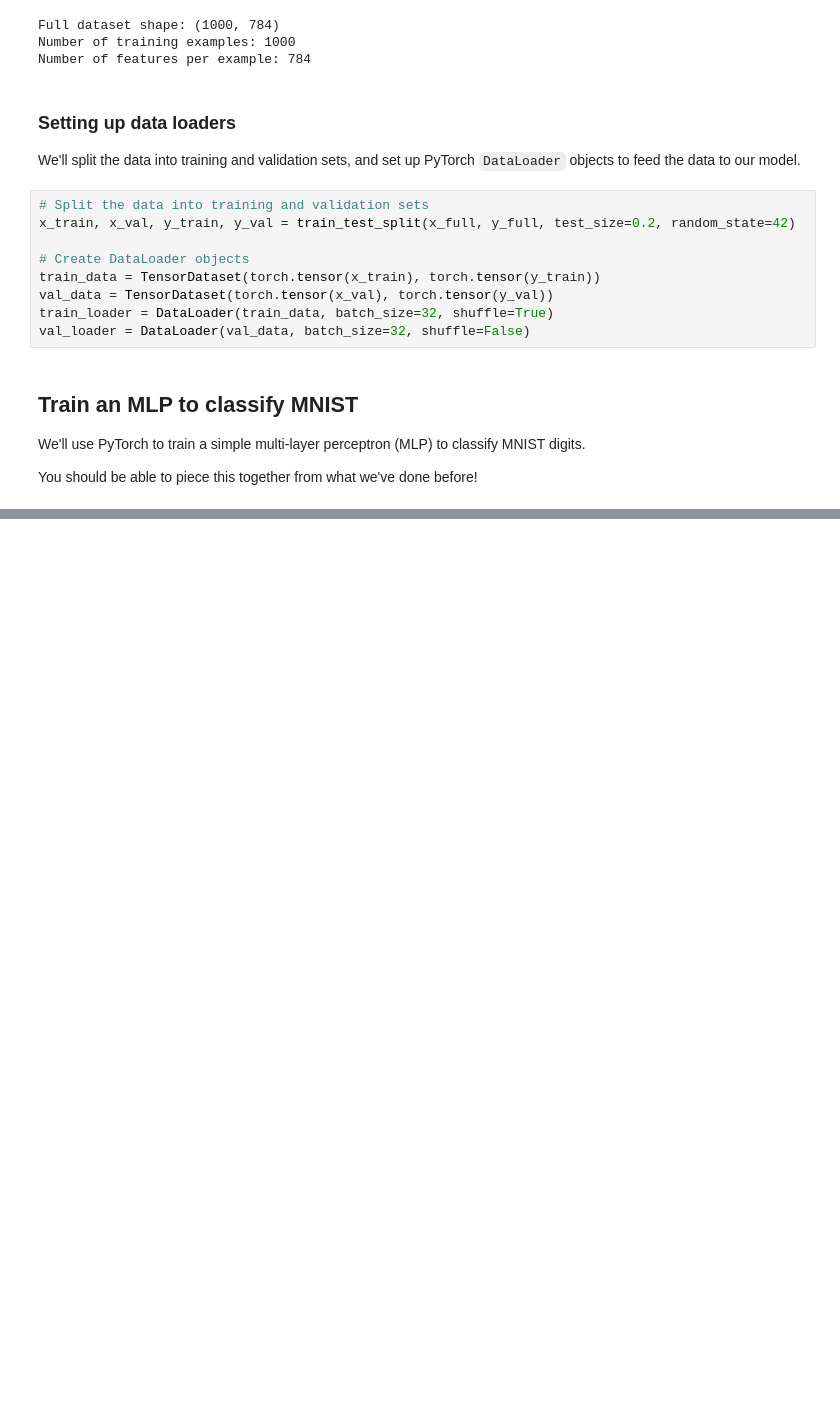
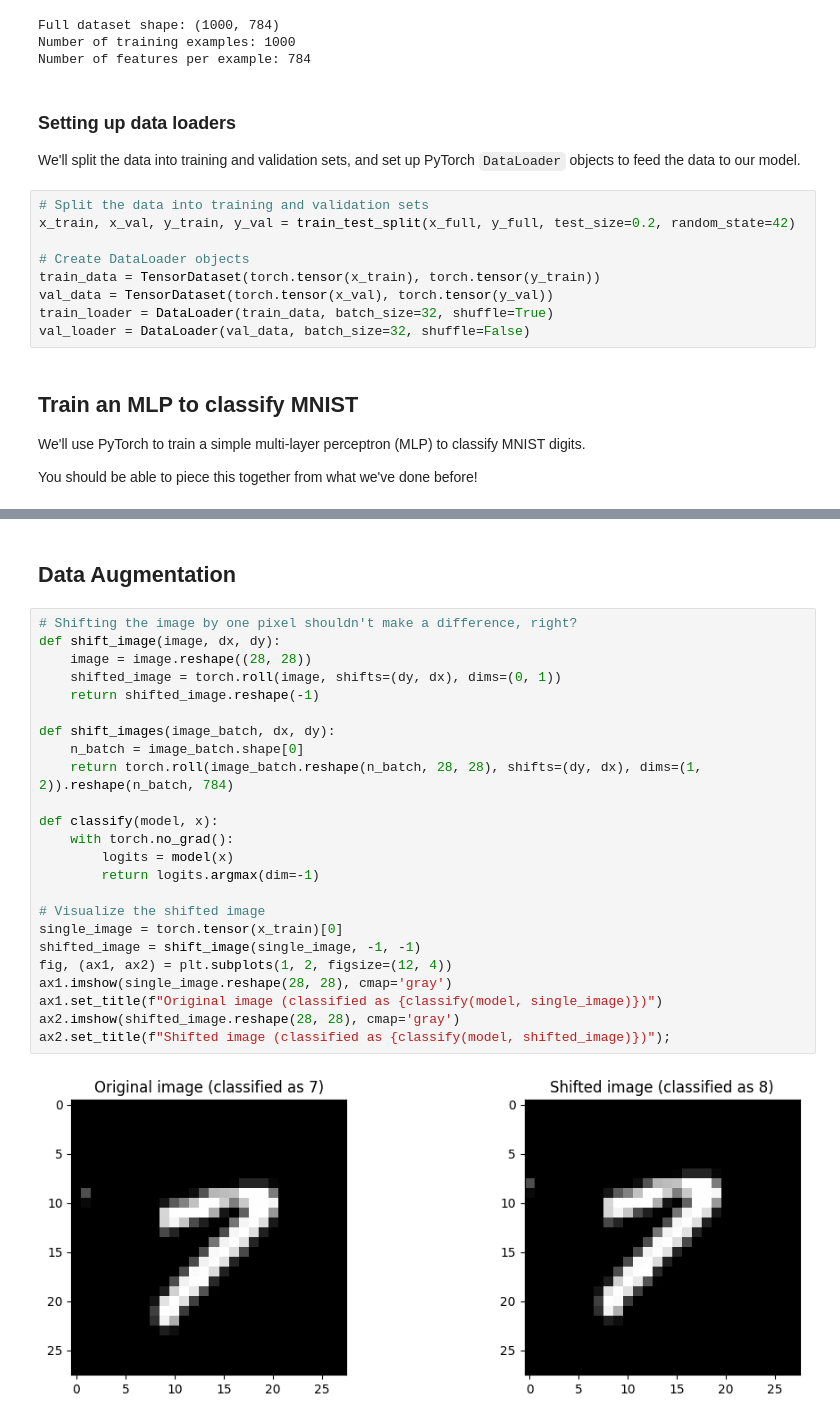
Before and after one commit to Calvin-Data-Science/cs375-376-public, a Jupyter notebook: notebooks/u06n1-mnist-torch.ipynb, the cells around one changed output, grey strips where cells are left out. Saved outputs shown, nothing was run; the diff lists cells and outputs as text; blank space fills up the shorter version.

```diff
--- a/notebooks/u06n1-mnist-torch.ipynb
+++ b/notebooks/u06n1-mnist-torch.ipynb
@@ -179,0 +181,28 @@ Epoch 99: val_loss = 0.479
+# %% [markdown]
+## Data Augmentation
+# %%
+# Shifting the image by one pixel shouldn't make a difference, right?
+def shift_image(image, dx, dy):
+    image = image.reshape((28, 28))
+    shifted_image = torch.roll(image, shifts=(dy, dx), dims=(0, 1))
+    return shifted_image.reshape(-1)
+
+def shift_images(image_batch, dx, dy):
+    n_batch = image_batch.shape[0]
+    return torch.roll(image_batch.reshape(n_batch, 28, 28), shifts=(dy, dx), dims=(1, 2)).reshape(n_batch, 784)
+
+def classify(model, x):
+    with torch.no_grad():
+        logits = model(x)
+        return logits.argmax(dim=-1)
+
+# Visualize the shifted image
+single_image = torch.tensor(x_train)[0]
+shifted_image = shift_image(single_image, -1, -1)
+fig, (ax1, ax2) = plt.subplots(1, 2, figsize=(12, 4))
+ax1.imshow(single_image.reshape(28, 28), cmap='gray')
+ax1.set_title(f"Original image (classified as {classify(model, single_image)})")
+ax2.imshow(shifted_image.reshape(28, 28), cmap='gray')
+ax2.set_title(f"Shifted image (classified as {classify(model, shifted_image)})");
+# %% [output]
+[figure, added]
```
Also changed, not shown: parts of 3 cells of this notebook, 2 other files.
